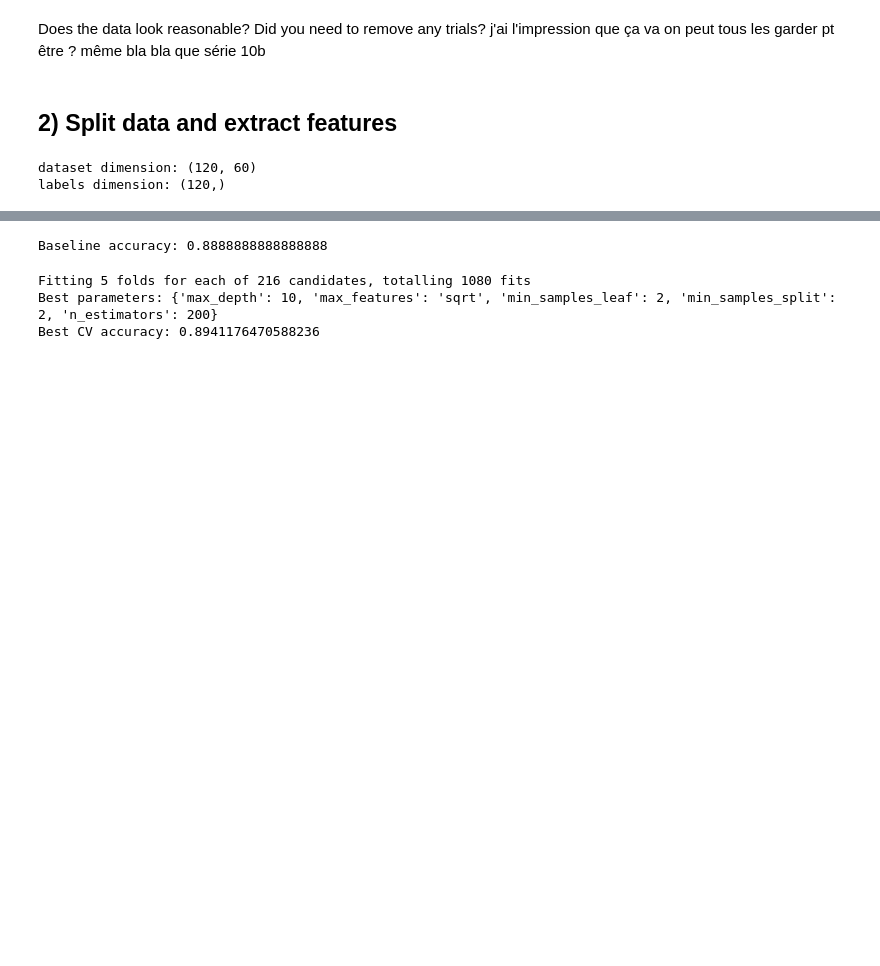
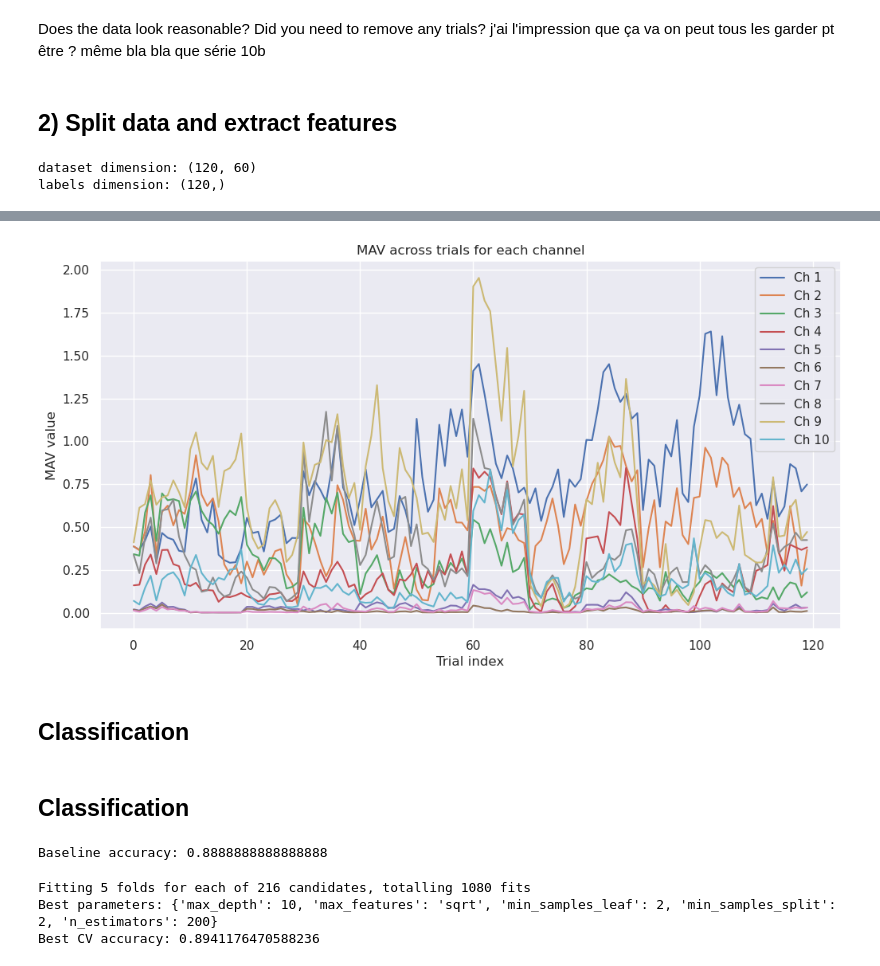
Before and after one commit to Tournedos/NSSP_project2_groupK, a Jupyter notebook: Part1.ipynb, the cells around one changed output, grey strips where cells are left out. Cells and saved outputs as stored; diff of their text form; code cells hidden in the pictures; blank space fills up the shorter version.

```diff
--- a/Part1.ipynb
+++ b/Part1.ipynb
@@ -288,3 +387,19 @@ X_val, X_test, y_val, y_test = train_test_split(X_temp, y_temp, test_size=0.5, s
+# %%
+# Plot feature values for all channels for first feature (MAV)
+plt.figure(figsize=(12,6))
+for ch in range(n_channels):
+    plt.plot(dataset_reshaped[:,0,ch], label=f"Ch {ch+1}")
+plt.xlabel("Trial index")
+plt.ylabel("MAV value")
+plt.title("MAV across trials for each channel")
+plt.legend()
+plt.show()
+# %% [output]
+[figure, added]
+# %% [markdown]
+## Classification
+# %% [markdown]
+## Classification
 # %%
 # first just baseline model
 from sklearn.ensemble import RandomForestClassifier
```
Also changed, not shown: parts of 16 cells of this notebook.
